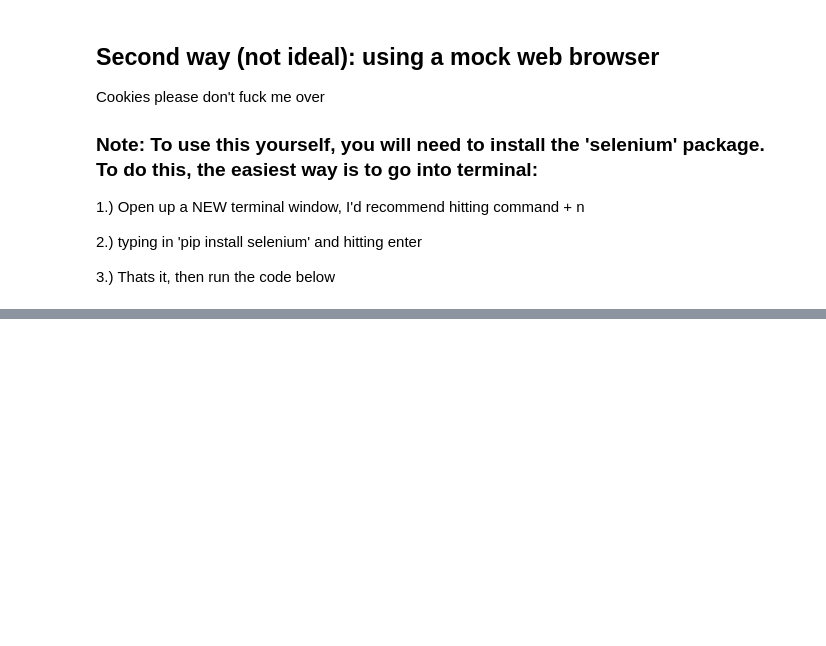
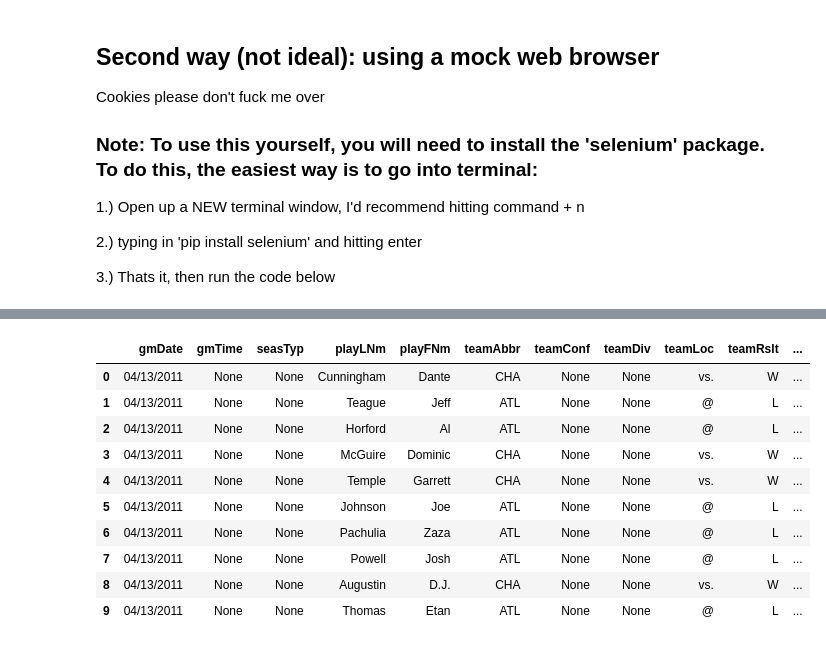
Before and after one commit to hannahweber/Capn, a Jupyter notebook: scraping.ipynb, the cells around one changed output, grey strips where cells are left out. Cells and saved outputs as stored; diff of their text form; code cells hidden in the pictures; blank space fills up the shorter version.

```diff
--- a/scraping.ipynb
+++ b/scraping.ipynb
@@ -152,0 +182,75 @@ d
+# %%
+# Import libraries for getting data from the web and parsing XML documents
+import numpy as np
+import re
+import string
+import requests
+from bs4 import BeautifulSoup, Comment
+from bs4 import NavigableString, Tag
+from requests import get
+from requests.exceptions import RequestException
+from contextlib import closing
+from bs4 import BeautifulSoup
+import time
+from selenium import webdriver
+from selenium.webdriver.common.keys import Keys
+import requests
+from bs4 import BeautifulSoup
+import datetime
+
+browser = webdriver.Chrome('/Users/darude/chromedriver')
+base_url = u'https://twitter.com/search?q='
+query = u'memes&src=typd'
+
+url = "https://stats.nba.com/players/boxscores/?Season=2010-11&SeasonType=Regular%20Season"
+listOfInfo = []
+counter = 0
+names = {}
+pre=""
+
+browser.get(url)
+time.sleep(15)
+
+while True:
+    if len(listOfInfo)%1000==0:
+        print(datetime.datetime.now(),len(listOfInfo))
+    body = browser.find_element_by_tag_name('tbody')
+    if body.text==pre:
+        break
+    else:
+        pre = body.text
+    tags = browser.find_element_by_tag_name('tr')
+
+    time.sleep(2)
+    i=0
+    a = body.text.split('\n')
+    while True:
+        try:
+            if a[i] not in names:
+                names[a[i]]=browser.find_elements_by_partial_link_text(a[i])[0].get_attribute('href')
+            listOfInfo.append([a[i],a[i+1]])
+            i+=2
+        except:
+            break
+
+    try:
+        python_button = browser.find_elements_by_xpath("/html/body/main/div[2]/div/div[2]/div/div/nba-stat-table/div[1]/div/div/a[2]")[0]
+        python_button.click()
+    except:
+        break
+
+for key,value in names.items():
+    time.sleep(1)
+    names[key]=re.findall("playerInfo.POSITION_INITIALS[\w\W]+?<",str(BeautifulSoup(req.get(names[key]).content, 'html.parser')))[0][30:-1]
+buildUp=[]
+for i in listOfInfo:
+    d = i[1].split()
+    e = i[0].split()
+    #print(d,e)
+    try:
+        buildUp.append([d[4],None,None,e[1],e[0],d[0],None,None,d[2],d[5],None,None,None,None,None,None,None,i[0],None,d[6],names[i[0]],None,None,None,d[7],d[-6],d[-3],d[-5],d[-4],d[-2],d[9],d[8],d[10],None,None,None,d[12],d[11],d[13],d[15],d[14],d[16],d[-9],d[-8],None,d[3],None,None,None,None,None])
+    except:
+        pass
+df = pd.DataFrame(buildUp,columns=[i for i in players.head(1).columns])
+df.head(10)
+# %% [output]
@@ -152,0 +274,11 @@ d
+|  | gmDate | gmTime | seasTyp | playLNm | playFNm | teamAbbr | teamConf | teamDiv | teamLoc | teamRslt | ... |
+| 0 | 04/13/2011 | None | None | Cunningham | Dante | CHA | None | None | vs. | W | ... |
+| 1 | 04/13/2011 | None | None | Teague | Jeff | ATL | None | None | @ | L | ... |
+| 2 | 04/13/2011 | None | None | Horford | Al | ATL | None | None | @ | L | ... |
+| 3 | 04/13/2011 | None | None | McGuire | Dominic | CHA | None | None | vs. | W | ... |
+| 4 | 04/13/2011 | None | None | Temple | Garrett | CHA | None | None | vs. | W | ... |
+| 5 | 04/13/2011 | None | None | Johnson | Joe | ATL | None | None | @ | L | ... |
+| 6 | 04/13/2011 | None | None | Pachulia | Zaza | ATL | None | None | @ | L | ... |
+| 7 | 04/13/2011 | None | None | Powell | Josh | ATL | None | None | @ | L | ... |
+| 8 | 04/13/2011 | None | None | Augustin | D.J. | CHA | None | None | vs. | W | ... |
+| 9 | 04/13/2011 | None | None | Thomas | Etan | ATL | None | None | @ | L | ... |
```
Also changed, not shown: parts of 22 cells of this notebook, 4 other files.
